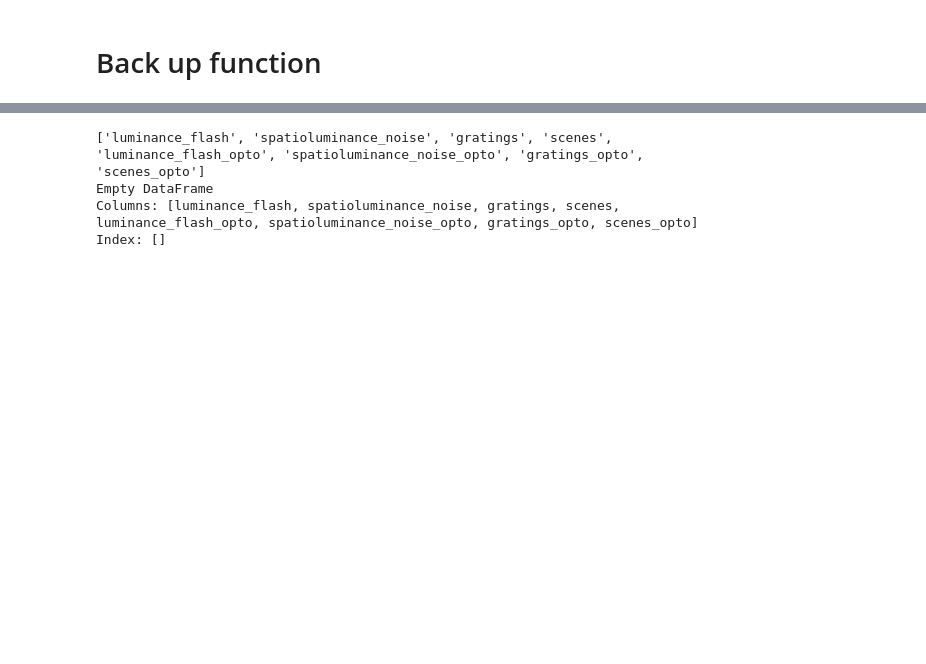
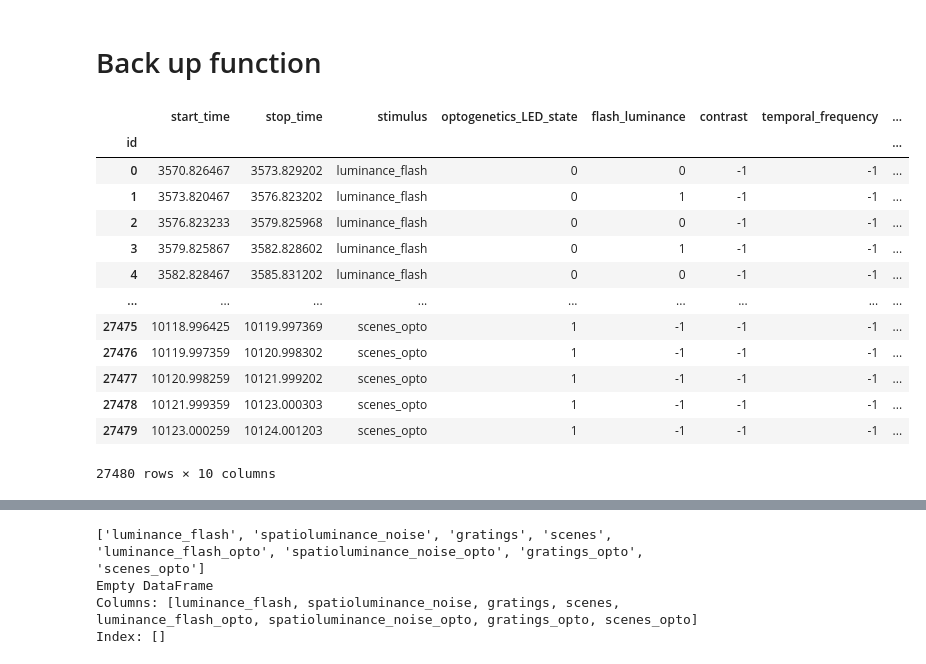
Before and after one commit to granthughes1999/nwb, a Jupyter notebook: Rotation_files/paBoNT2_analysis_grant.ipynb, the cells around one changed output, grey strips where cells are left out. Saved outputs shown, nothing was run; the diff lists cells and outputs as text; code cells hidden in the pictures; blank space fills up the shorter version.

```diff
--- a/Rotation_files/paBoNT2_analysis_grant.ipynb
+++ b/Rotation_files/paBoNT2_analysis_grant.ipynb
@@ -1475,3 +1874,20 @@ paBont2_nwb_path = r"C:/Users/denmanlab/Desktop/nwb/pa_Bont2_nwb"
 # 2023-09-29_16-07-39_PaBont2
 eOPN3_3 = Eopn3_Ephys(eOPN3_3_nwb_path)
 paBont2 = Eopn3_Ephys(paBont2_nwb_path)
+# %%
+paBont2.trials()
+# %% [output]
+|  | start_time | stop_time | stimulus | optogenetics_LED_state | flash_luminance | contrast | temporal_frequency | ... |
+| id |  |  |  |  |  |  |  | ... |
+| 0 | 3570.826467 | 3573.829202 | luminance_flash | 0 | 0 | -1 | -1 | ... |
+| 1 | 3573.820467 | 3576.823202 | luminance_flash | 0 | 1 | -1 | -1 | ... |
+| 2 | 3576.823233 | 3579.825968 | luminance_flash | 0 | 0 | -1 | -1 | ... |
+| 3 | 3579.825867 | 3582.828602 | luminance_flash | 0 | 1 | -1 | -1 | ... |
+| 4 | 3582.828467 | 3585.831202 | luminance_flash | 0 | 0 | -1 | -1 | ... |
+| ... | ... | ... | ... | ... | ... | ... | ... | ... |
+| 27475 | 10118.996425 | 10119.997369 | scenes_opto | 1 | -1 | -1 | -1 | ... |
+| 27476 | 10119.997359 | 10120.998302 | scenes_opto | 1 | -1 | -1 | -1 | ... |
+| 27477 | 10120.998259 | 10121.999202 | scenes_opto | 1 | -1 | -1 | -1 | ... |
+| 27478 | 10121.999359 | 10123.000303 | scenes_opto | 1 | -1 | -1 | -1 | ... |
+| 27479 | 10123.000259 | 10124.001203 | scenes_opto | 1 | -1 | -1 | -1 | ... |
+27480 rows × 10 columns
```
Also changed, not shown: parts of 11 cells of this notebook, 2 other files.
